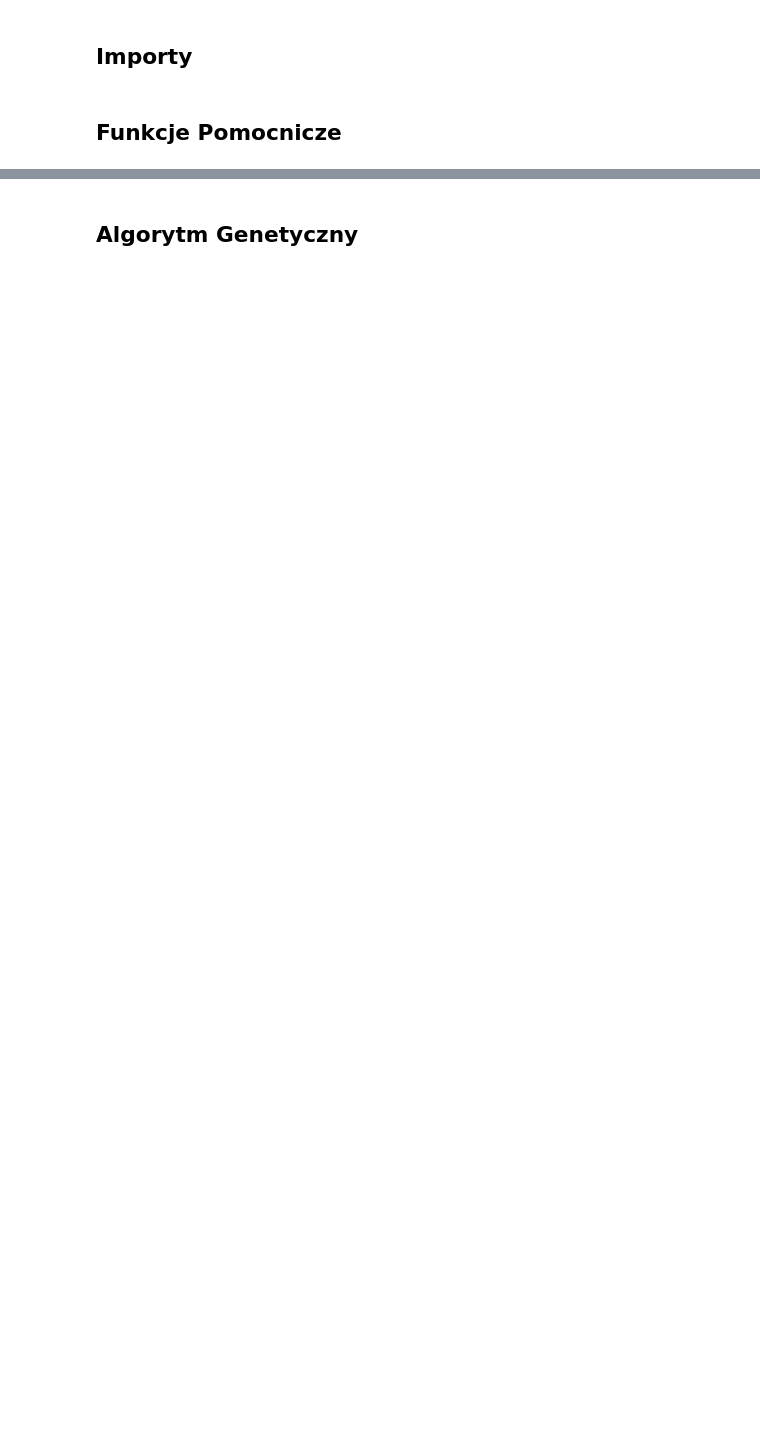
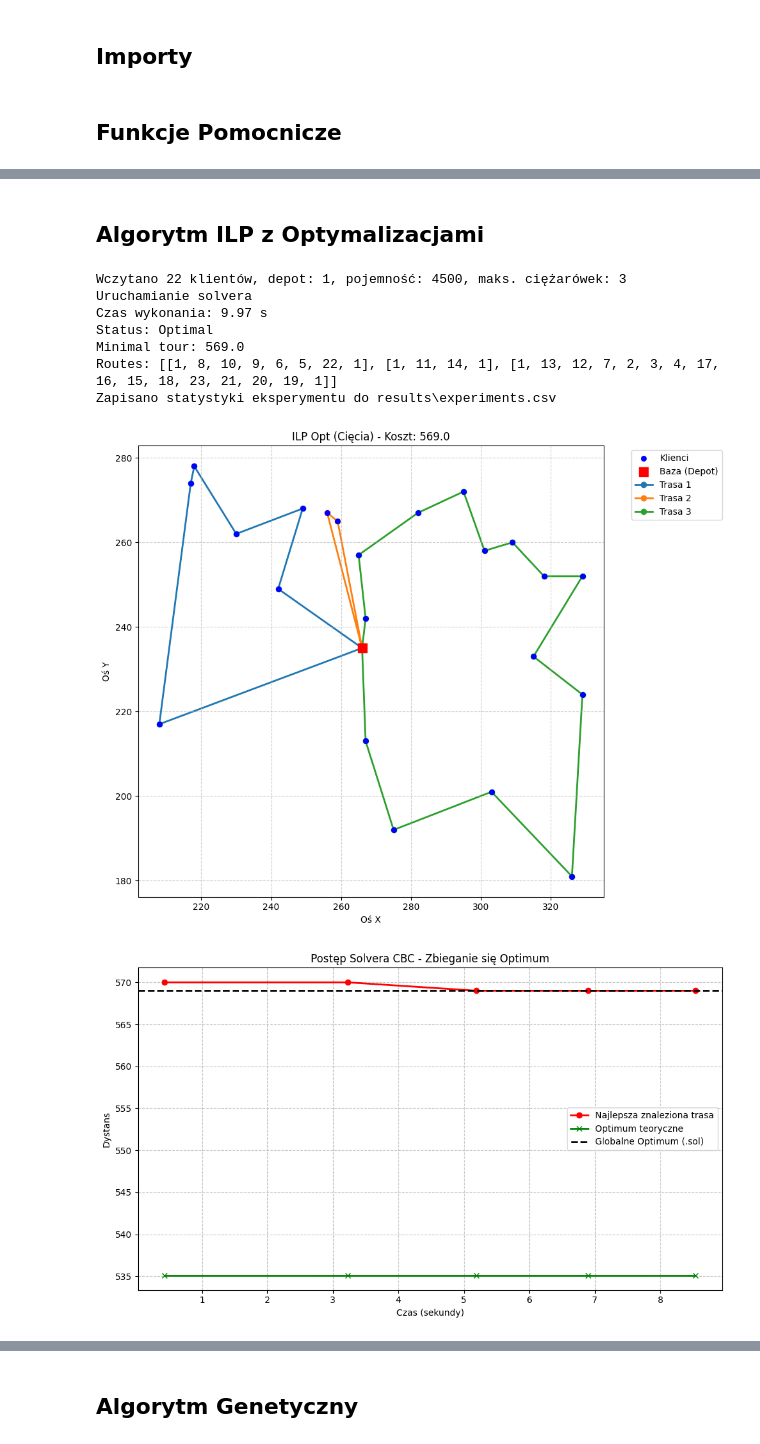
Before and after one commit to JakubRybak/Vehicle_Routing_Lp_Solver, a Jupyter notebook: projekt.ipynb, the cells around one changed output, grey strips where cells are left out. Drawn from its saved outputs; the diff is of its cells as text; code cells hidden in the pictures; blank space fills up the shorter version.

```diff
--- a/projekt.ipynb
+++ b/projekt.ipynb
@@ -38,0 +65,14 @@ Zapisano statystyki eksperymentu do results\experiments.csv
+# %% [markdown]
+## Algorytm ILP z Optymalizacjami
+# %%
+run_experiments(instances, solve_cvrp_ilp_opt, time_limit=10)
+# %% [output]
+Wczytano 22 klientów, depot: 1, pojemność: 4500, maks. ciężarówek: 3
+Uruchamianie solvera
+Czas wykonania: 9.97 s
+Status: Optimal
+Minimal tour: 569.0
+Routes: [[1, 8, 10, 9, 6, 5, 22, 1], [1, 11, 14, 1], [1, 13, 12, 7, 2, 3, 4, 17, 16, 15, 18, 23, 21, 20, 19, 1]]
+Zapisano statystyki eksperymentu do results\experiments.csv
+[figure, added]
+[figure, added]
```
Also changed, not shown: parts of 13 cells of this notebook, 9 other files.
